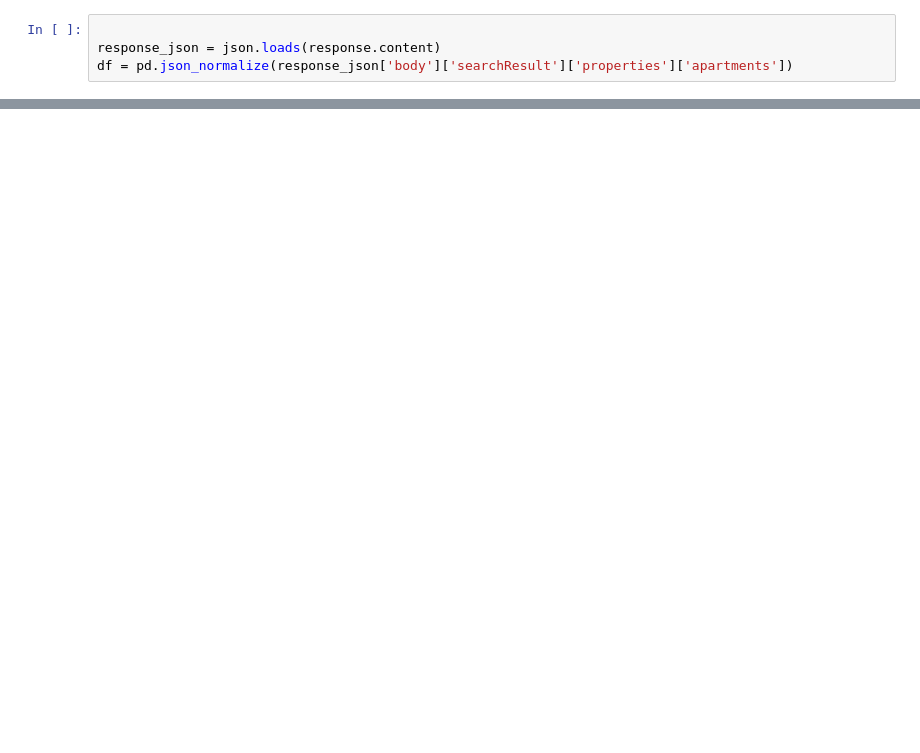
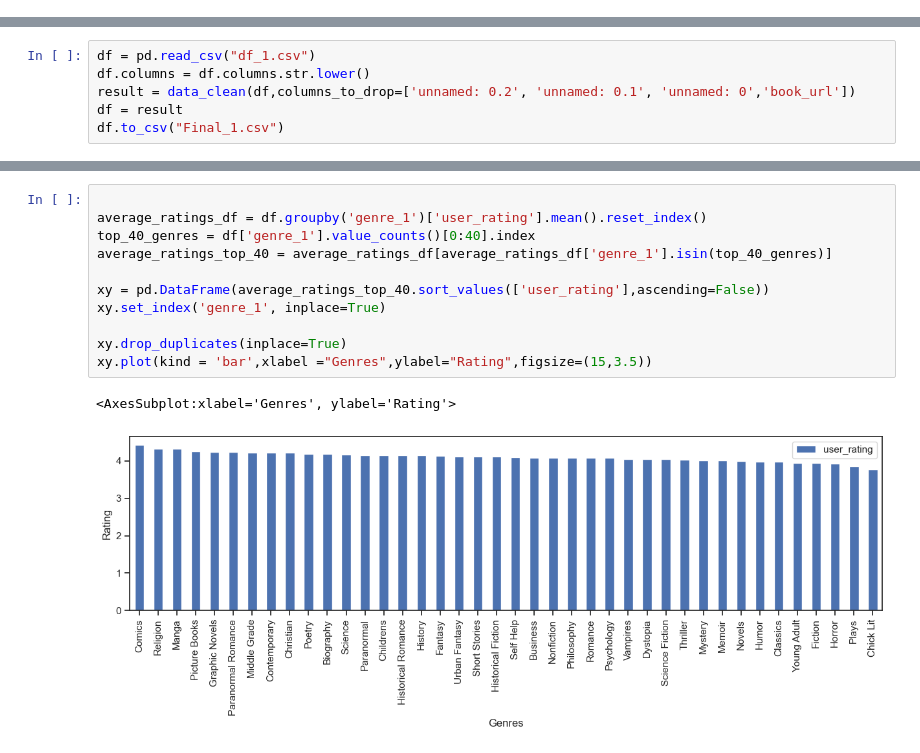
Before and after one commit to korenLevi/data_science_project, a Jupyter notebook: inedx.ipynb, the cells around one changed output, grey strips where cells are left out. Drawn from its saved outputs; the diff is of its cells as text; blank space fills up the shorter version.

```diff
--- a/inedx.ipynb
+++ b/inedx.ipynb
@@ -42,4 +0,0 @@ response = requests.post(url, headers=headers, data=data)
-# %%
-
-response_json = json.loads(response.content)
-df = pd.json_normalize(response_json['body']['searchResult']['properties']['apartments'])
@@ -49,0 +203,6 @@ koren is my king
+# %%
+df = pd.read_csv("df_1.csv")
+df.columns = df.columns.str.lower()
+result = data_clean(df,columns_to_drop=['unnamed: 0.2', 'unnamed: 0.1', 'unnamed: 0','book_url'])
+df = result
+df.to_csv("Final_1.csv")
@@ -49,0 +225,14 @@ koren is my king
+# %%
+
+average_ratings_df = df.groupby('genre_1')['user_rating'].mean().reset_index()
+top_40_genres = df['genre_1'].value_counts()[0:40].index
+average_ratings_top_40 = average_ratings_df[average_ratings_df['genre_1'].isin(top_40_genres)]
+
+xy = pd.DataFrame(average_ratings_top_40.sort_values(['user_rating'],ascending=False))
+xy.set_index('genre_1', inplace=True)
+
+xy.drop_duplicates(inplace=True)
+xy.plot(kind = 'bar',xlabel ="Genres",ylabel="Rating",figsize=(15,3.5))
+# %% [output]
+<AxesSubplot:xlabel='Genres', ylabel='Rating'>
+[figure, added]
```
Also changed, not shown: parts of 19 cells of this notebook, 5 other files.
